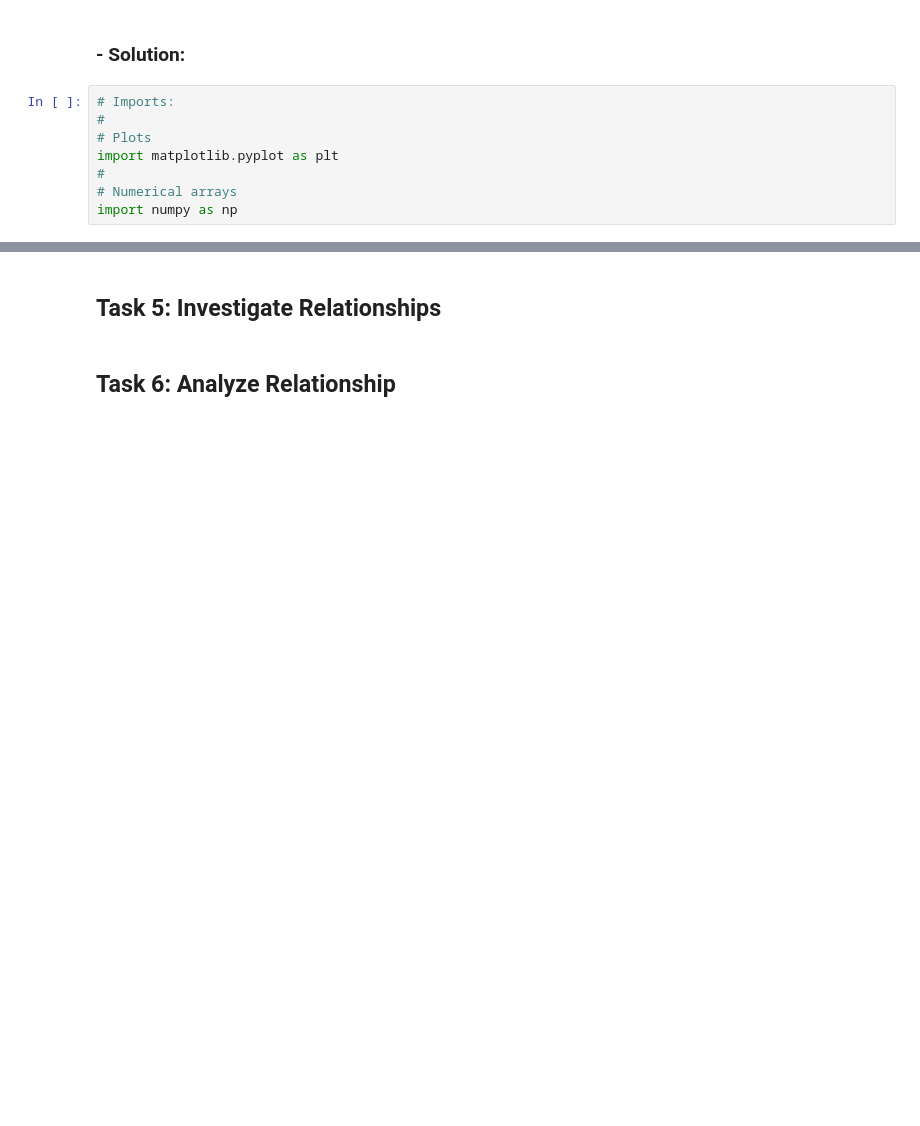
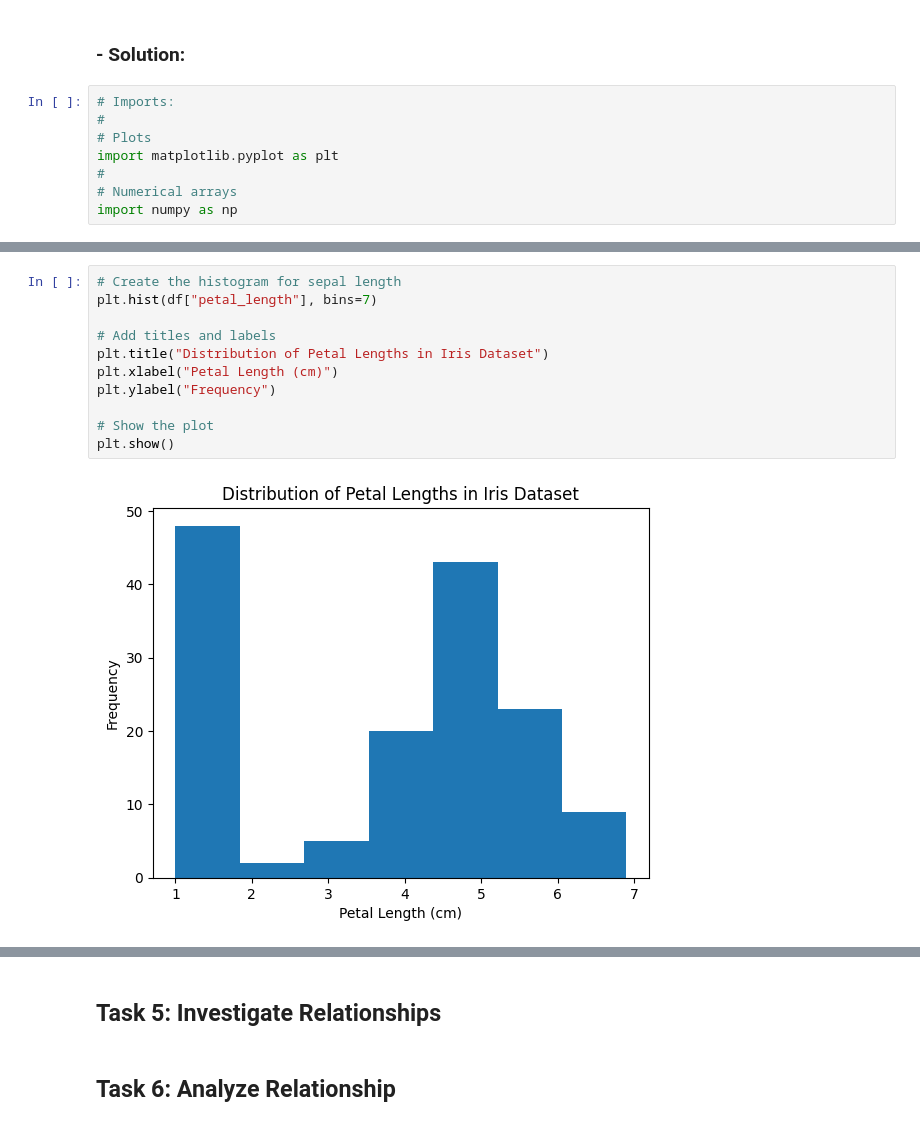
Before and after one commit to elainecazetta/principles_of_data_analytics, a Jupyter notebook: tasks.ipynb, the cells around one changed output, grey strips where cells are left out. Drawn from its saved outputs; the diff is of its cells as text; blank space fills up the shorter version.

```diff
--- a/tasks.ipynb
+++ b/tasks.ipynb
@@ -154,0 +179,13 @@ import numpy as np
+# %%
+# Create the histogram for sepal length
+plt.hist(df["petal_length"], bins=7)
+
+# Add titles and labels
+plt.title("Distribution of Petal Lengths in Iris Dataset")
+plt.xlabel("Petal Length (cm)")
+plt.ylabel("Frequency")
+
+# Show the plot
+plt.show()
+# %% [output]
+[figure, added]
```
Also changed, not shown: parts of 4 cells of this notebook.
